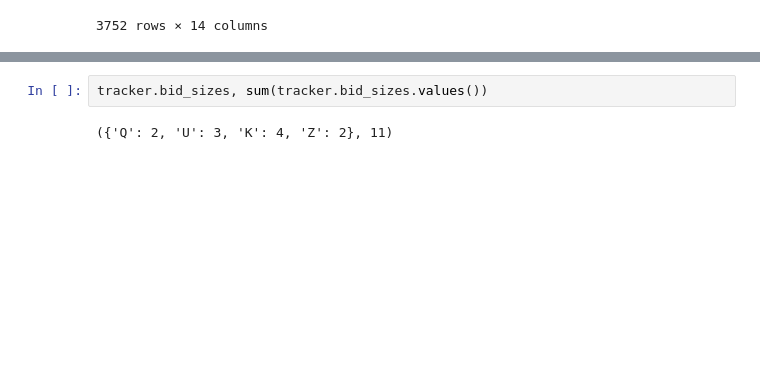
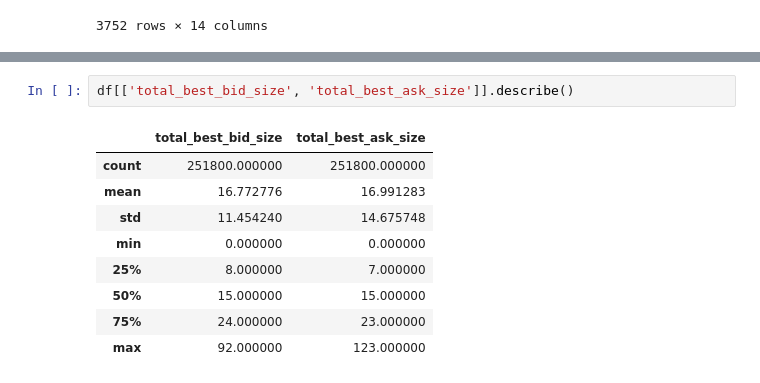
Before and after one commit to changjulian17/mqf_practice, a Jupyter notebook: QF621_Quant_Trading_Strats/order_rebalancing/main.ipynb, the cells around one changed output, grey strips where cells are left out. Drawn from its saved outputs; the diff is of its cells as text; blank space fills up the shorter version.

```diff
--- a/QF621_Quant_Trading_Strats/order_rebalancing/main.ipynb
+++ b/QF621_Quant_Trading_Strats/order_rebalancing/main.ipynb
@@ -105,4 +120,12 @@ df.tail(40)[['EX','BID','BIDSIZ','best_bid', 'total_best_bid_size','NATBBO_IND']
 # %%
-tracker.bid_sizes, sum(tracker.bid_sizes.values())
+df[['total_best_bid_size', 'total_best_ask_size']].describe()
 # %% [output]
-({'Q': 2, 'U': 3, 'K': 4, 'Z': 2}, 11)
+|  | total_best_bid_size | total_best_ask_size |
+| count | 251800.000000 | 251800.000000 |
+| mean | 16.772776 | 16.991283 |
+| std | 11.454240 | 14.675748 |
+| min | 0.000000 | 0.000000 |
+| 25% | 8.000000 | 7.000000 |
+| 50% | 15.000000 | 15.000000 |
+| 75% | 24.000000 | 23.000000 |
+| max | 92.000000 | 123.000000 |
```
Also changed, not shown: parts of 13 cells of this notebook.
